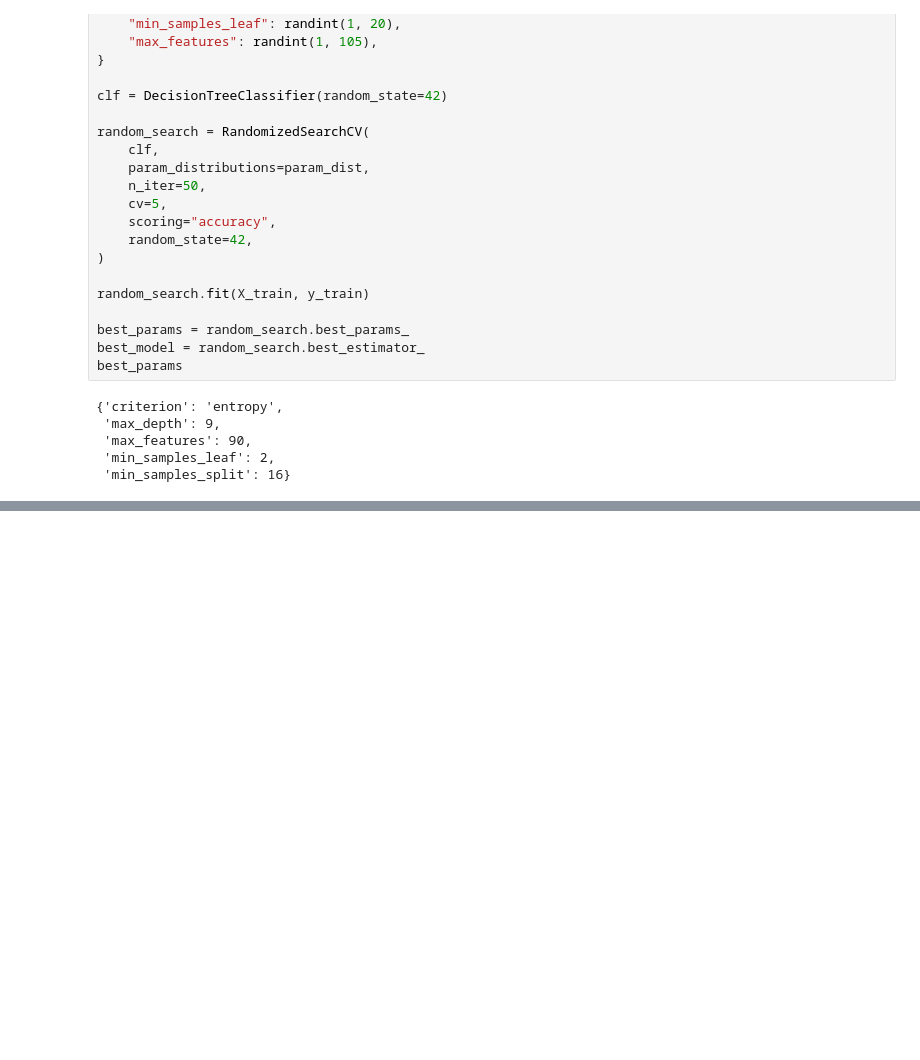
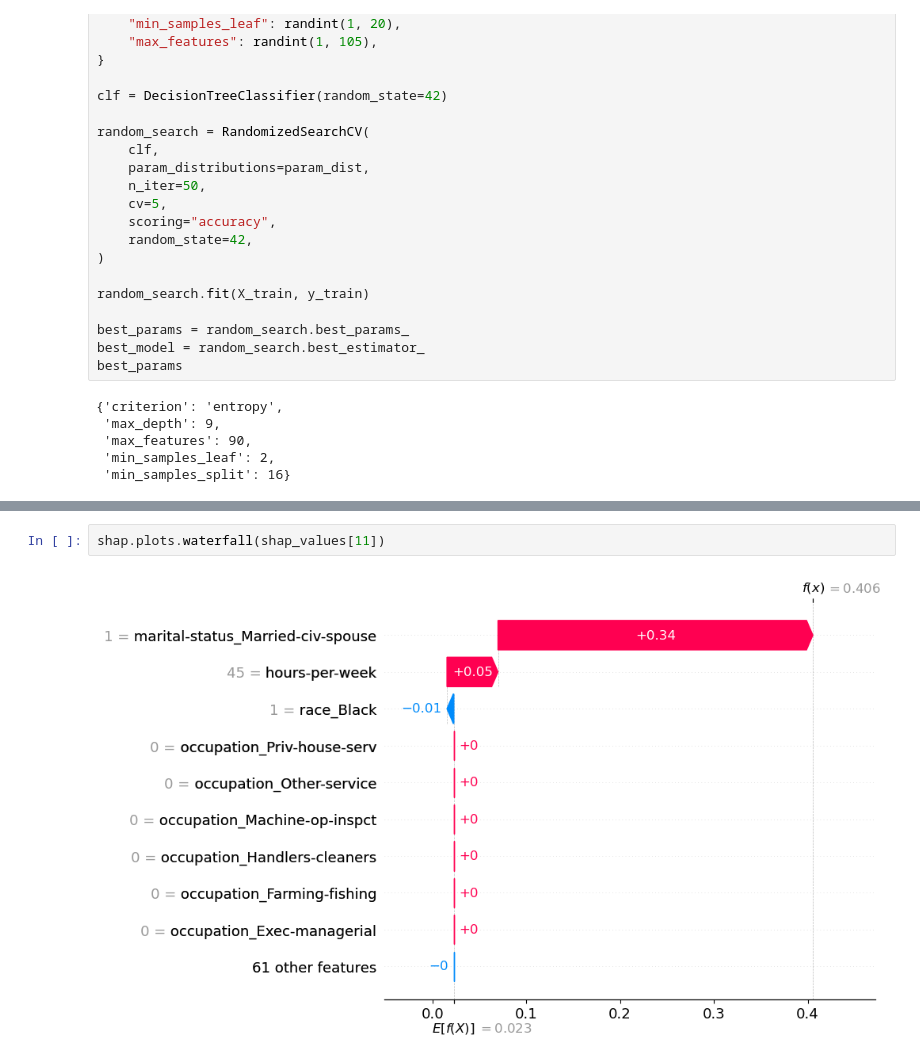
Before and after one commit to nogibjj/IDS705_FinalProject_Lemur_Team, a Jupyter notebook: 30_models/DecisionTree.ipynb, the cells around one changed output, grey strips where cells are left out. Cells and saved outputs as stored; diff of their text form; blank space fills up the shorter version.

```diff
--- a/30_models/DecisionTree.ipynb
+++ b/30_models/DecisionTree.ipynb
@@ -89,0 +107,4 @@ AUC - PR: 0.763
+# %%
+shap.plots.waterfall(shap_values[11])
+# %% [output]
+[figure, added]
```
Also changed, not shown: parts of 4 cells of this notebook.
